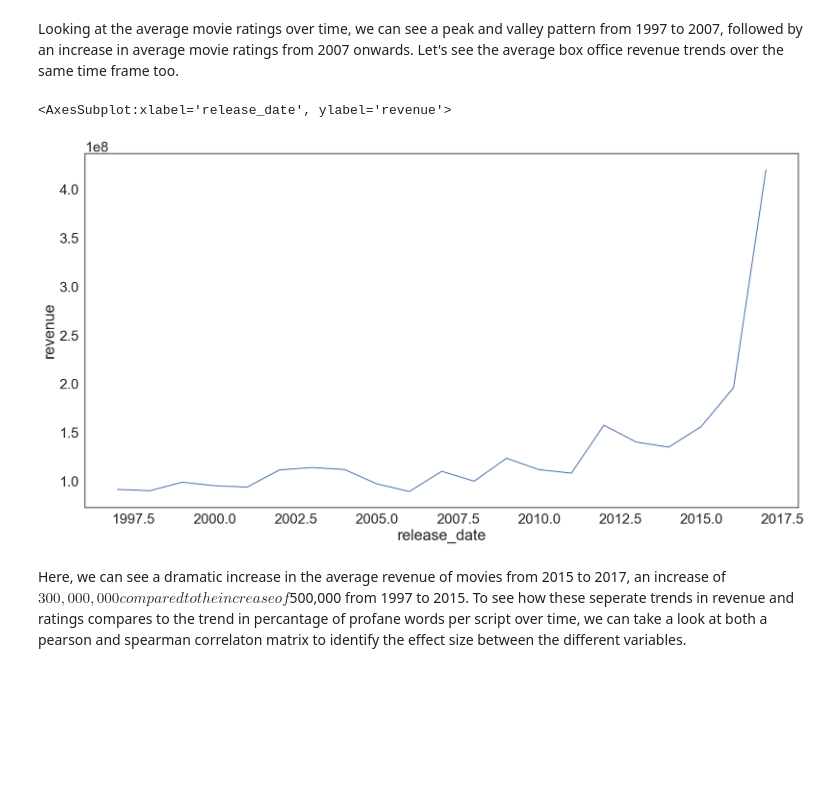
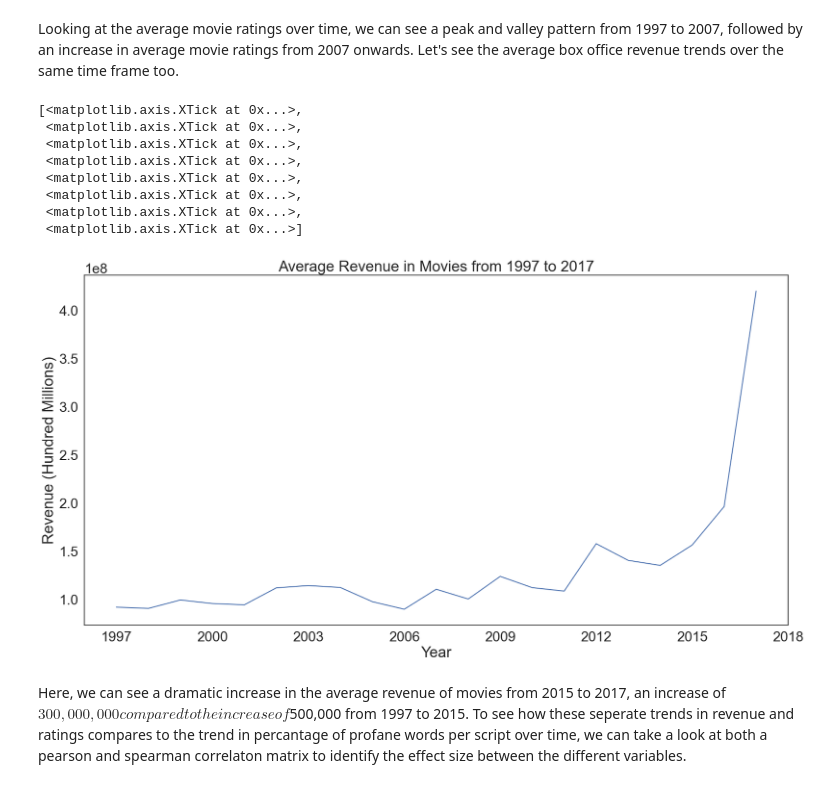
Before and after one commit to ima-quack/COGS108_ProfanityResearch, a Jupyter notebook: EDACheckpointGroup_039-Wi23.ipynb, the cells around one changed output. Drawn from its saved outputs; the diff is of its cells as text; code cells hidden in the pictures; blank space fills up the shorter version.

```diff
--- a/EDACheckpointGroup_039-Wi23.ipynb
+++ b/EDACheckpointGroup_039-Wi23.ipynb
@@ -235,10 +242,21 @@ ax.set_xticks(xy)
 Looking at the average movie ratings over time, we can see a peak and valley pattern from 1997 to 2007, followed by an increase in average movie ratings from 2007 onwards. Let's see the average box office revenue trends over the same time frame too.
 # %%
 boxCountsMean = pd.DataFrame(dfTotal.groupby('release_date').mean()['revenue'])
-sns.lineplot(data = boxCountsMean, x = "release_date", y = "revenue")
+ax = sns.lineplot(data = boxCountsMean, x = "release_date", y = "revenue")
+ax.set(title = "Average Revenue in Movies from 1997 to 2017",
+       ylabel = "Revenue (Hundred Millions)",
+       xlabel = "Year")
+ax.set_xticks(xy)
 # %% [output]
-<AxesSubplot:xlabel='release_date', ylabel='revenue'>
+[<matplotlib.axis.XTick at 0x...>,
+ <matplotlib.axis.XTick at 0x...>,
+ <matplotlib.axis.XTick at 0x...>,
+ <matplotlib.axis.XTick at 0x...>,
+ <matplotlib.axis.XTick at 0x...>,
+ <matplotlib.axis.XTick at 0x...>,
+ <matplotlib.axis.XTick at 0x...>,
+ <matplotlib.axis.XTick at 0x...>]
-[figure, old version]
+[figure, new version]
 # %% [markdown]
 Here, we can see a dramatic increase in the average revenue of movies from 2015 to 2017, an increase of $300,000,000 compared to the increase of $500,000 from 1997 to 2015. To see how these seperate trends in revenue and ratings compares to the trend in percantage of profane words per script over time, we can take a look at both a pearson and spearman correlaton matrix to identify the effect size between the different variables.
 # %%
```
Also changed, not shown: parts of 4 cells of this notebook.
